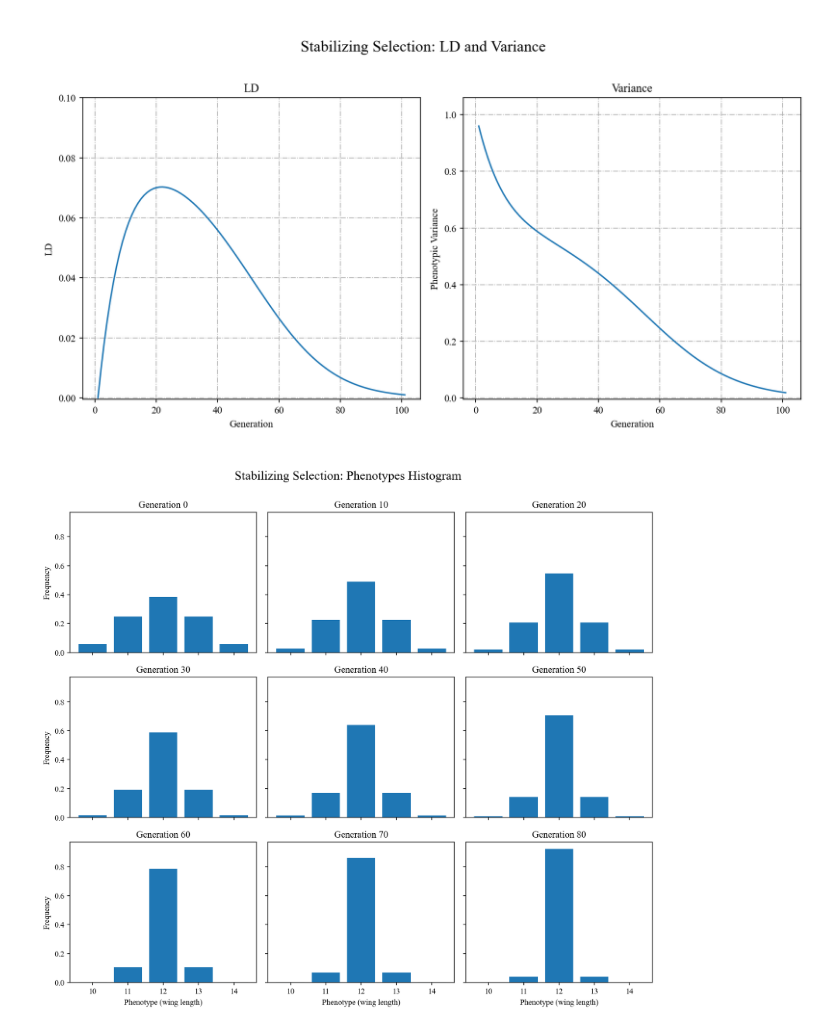
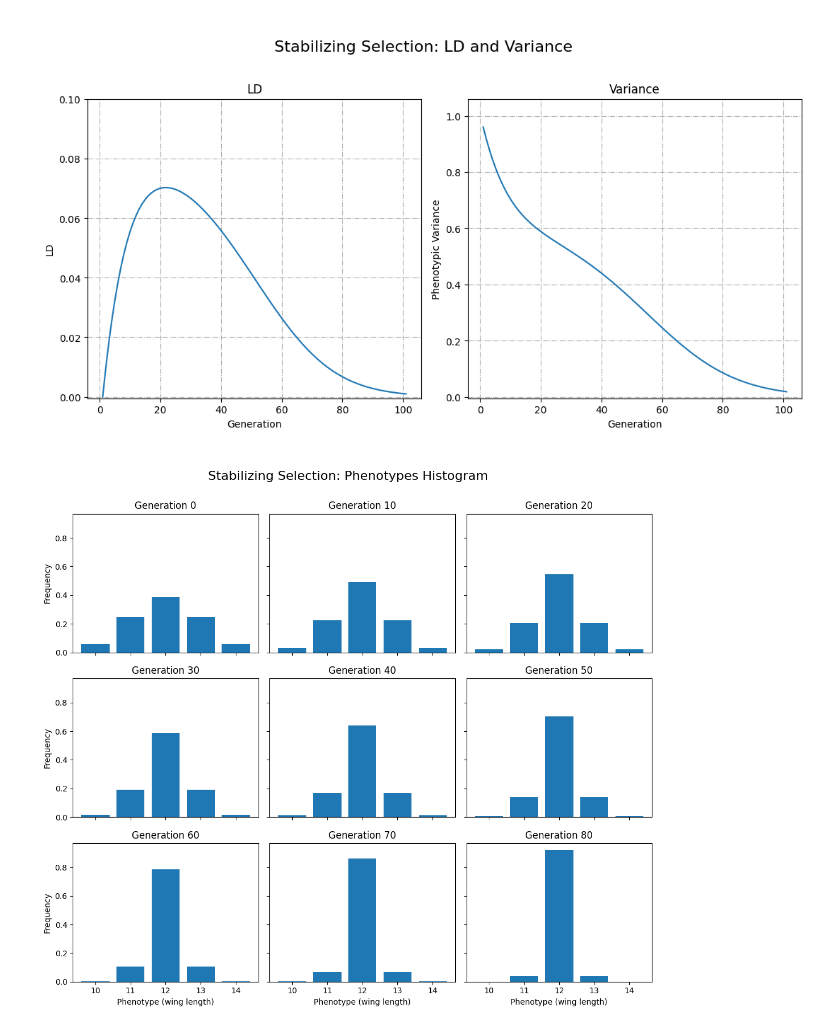
Before and after one commit to brzdani/population_genetics, a Jupyter notebook: stabilizing_selection/stabilizing_simulation_notebook.ipynb, the cells around one changed output. Cells and saved outputs as stored; diff of their text form; code cells hidden in the pictures.

```diff
--- a/stabilizing_selection/stabilizing_simulation_notebook.ipynb
+++ b/stabilizing_selection/stabilizing_simulation_notebook.ipynb
@@ -1,6 +0,0 @@
-# %%
-import matplotlib.pyplot as plt
-import pandas as pd
-import matplotlib as mpl
-mpl.rcParams['font.family'] = 'Times New Roman'
-plt.rcParams['figure.dpi']=150
@@ -383,28 +1,9 @@ def phenotype_histogram(population,init_length):
 # %%
-TIME = 100
 INIT_P_A1   = 0.4
 INIT_P_B1   = 0.6
 REC_RATE    = 0.1
-fitness_dic = {0: 0.7, 1:0.9, 2:1, 3:0.9, 4:0.7}
-INIT_LENGTH = 10
-
-pop, haplotype = simulation_run (time=TIME, init_p_a1=INIT_P_A1,
-                                                  init_p_b1=INIT_P_B1, rec_rate=REC_RATE,
-                                                  length_fitness_dic=fitness_dic,
-                                                  init_length=INIT_LENGTH)
-
-parameters_dataframe = pd.DataFrame(index =
-                                    range(1, len(haplotype)+1))
-parameters_dataframe['LD'] =  ( haplotype['A2 B1'] * \
-                               haplotype['A1 B2']) - \
-                                (haplotype['A2 B2'] * \
-                                 haplotype['A1 B1'])
-parameters_dataframe['Phen_var'] = variance_calc (
-    phenotype_dataframe_generator(pop, INIT_LENGTH)
-    )
-ld_variance_diagram(parameters_dataframe)
-phenotype_histogram(pop,INIT_LENGTH)
+%run stabilizing_simulation.py
 # %% [output]
-[figure, old version]
+[figure, new version]
-[figure, old version]
+[figure, new version]
 # %%
```
Also changed, not shown: parts of 6 cells of this notebook.
